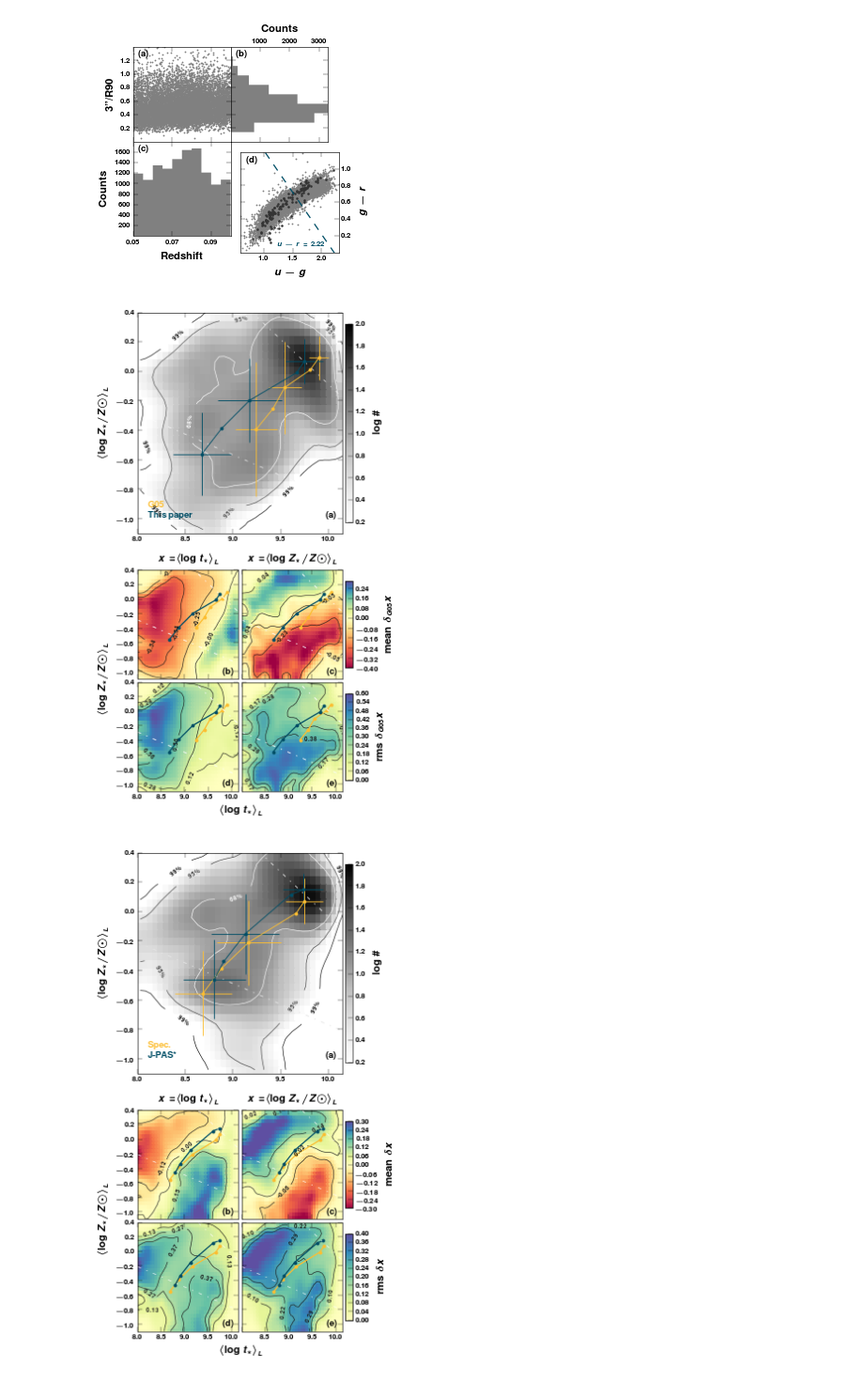
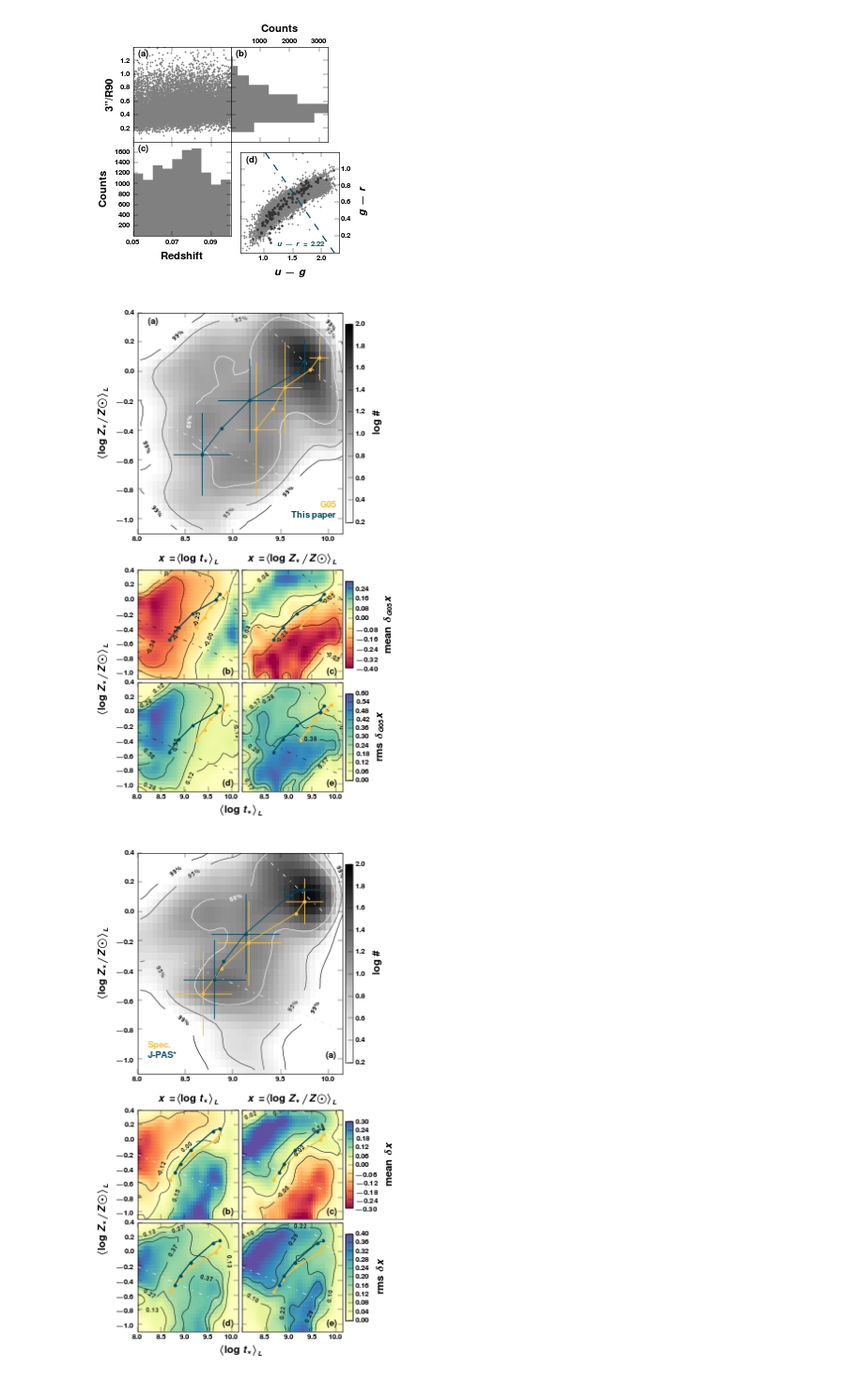
Before and after one commit to ajmejia/notebooks, a Jupyter notebook: RealDealCB13.ipynb, the cells around one changed output. Shown at 94% size. Cells and saved outputs as stored; diff of their text form; code cells hidden in the pictures.

```diff
--- a/RealDealCB13.ipynb
+++ b/RealDealCB13.ipynb
@@ -415,9 +415,9 @@ cm16, Zm16, Zm16_rms = binner(col[mask_m16], table[y][mask_m16], 5, (1.3,3.0), "
 
 ax0.errorbar(tg05, Zg05, Zg05_rms, tg05_rms, "-o", sl_col[2], mew=0, ms=3, lw=0.7, color=sl_col[2], errorevery=2, zorder=99)
 ax0.errorbar(tm16, Zm16, Zm16_rms, tm16_rms, "-o", sl_col[0], mew=0, ms=3, lw=0.7, color=sl_col[0], errorevery=2, zorder=99)
-ax0.text(0.05, 0.07, r"\bf This paper", color=sl_col[0], fontsize="small", ha="left", transform=ax0.transAxes)
-ax0.text(0.05, 0.12, r"\bf G05", color=sl_col[2], fontsize="small", ha="left", transform=ax0.transAxes)
-ax0.text(0.97, 0.07, r"\bf (a)", fontsize="small", ha="right", transform=ax0.transAxes)
+ax0.text(0.97, 0.07, r"\bf This paper", color=sl_col[0], fontsize="small", ha="right", transform=ax0.transAxes)
+ax0.text(0.97, 0.12, r"\bf G05", color=sl_col[2], fontsize="small", ha="right", transform=ax0.transAxes)
+ax0.text(0.05, 0.95, r"\bf (a)", fontsize="small", ha="left", transform=ax0.transAxes)
 #--------------------------------------------------------------------------------------------------------------------------
 for i, j in product(xrange(axs.shape[0]), xrange(axs.shape[1])):
     if i==0: axs[i,j].set_title(r"\bf $x=${}".format(par_lbs[red_lb[j]]))
@@ -425,35 +425,35 @@ for i, j in product(xrange(axs.shape[0]), xrange(axs.shape[1])):
     H_al, xe, ye = histogram2d(table[x][clean], table[y][clean], nbins, [last(nbins[0],rx),last(nbins[1],ry)])
     Z = redux_histogram2d(xe, ye, table[x][mask_m16], table[y][mask_m16], g05_con[[xr,yr][j]], stat=red_st[i], fill=0.0)
     Z = gaussian_filter(Z, sigma=1.5)
 
     lv = map(round, percentile(Z, [25.0,50.0,75.0]), [2]*3)
     rz_i, rz_f = map(round, percentile(Z, [0.0,100.0]), [1]*2)
 
     red = axs[i,j].pcolormesh(xe[:-1], ye[:-1], Z.T, cmap=cm.Spectral, vmin=rz_i, vmax=rz_f, norm=MidpointNormalize(midpoint=0.0), edgecolor="face")
 
     cb = colorbar(red, cax=acs[i])
     cb.set_label(r"\bf %s $\delta_{G05} x$"%(red_nm[i]))
 
     cont = axs[i,j].contour(xe[:-1], ye[:-1], Z.T, lv, colors="0.1", linewidths=0.5, linestyles="-")
     clabel(cont, fontsize=5, fmt=r"\bf %.2f", inline=True)
 
     axs[i,j].plot(tg05, Zg05, "-o", mew=0, ms=3, color=sl_col[2])
     axs[i,j].plot(tm16, Zm16, "-o", mew=0, ms=3, color=sl_col[0])
 
     axs[i,j].text(0.95, 0.05, r"\bf (%s)"%ab[i][j], fontsize="small", ha="right", transform=axs[i,j].transAxes)
 
     for ibin in xrange(bins.size-1):
         if ibin==1: continue
         if ibin<bins.size-2:
             bin_mask = (col[clean]>=bins[ibin])&(col[clean]<bins[ibin+1])
         else:
             bin_mask = (col[clean]>=bins[ibin])&(col[clean]<=bins[ibin+1])
         p0 = median(table[x][clean][bin_mask]), median(table[y][clean][bin_mask])
-        axs[i,j].plot(rx, deg(rx, slopes[ibin], p0), "-.", lw=0.7, color="w")
+        axs[i,j].plot(rx, deg(rx, slopes[ibin], p0), "-.", lw=0.5, color="0.1")
 
 savefig("{}{}".format(od, "spec_AMR_con_maps"))
 # %% [output]
-[figure, old version]
+[figure, new version]
 # %%
 rx, ry= (8.0, 10.15), (-1.1, 0.4)
 nbins = 40, 30
```
Also changed, not shown: parts of 1 cell of this notebook.
